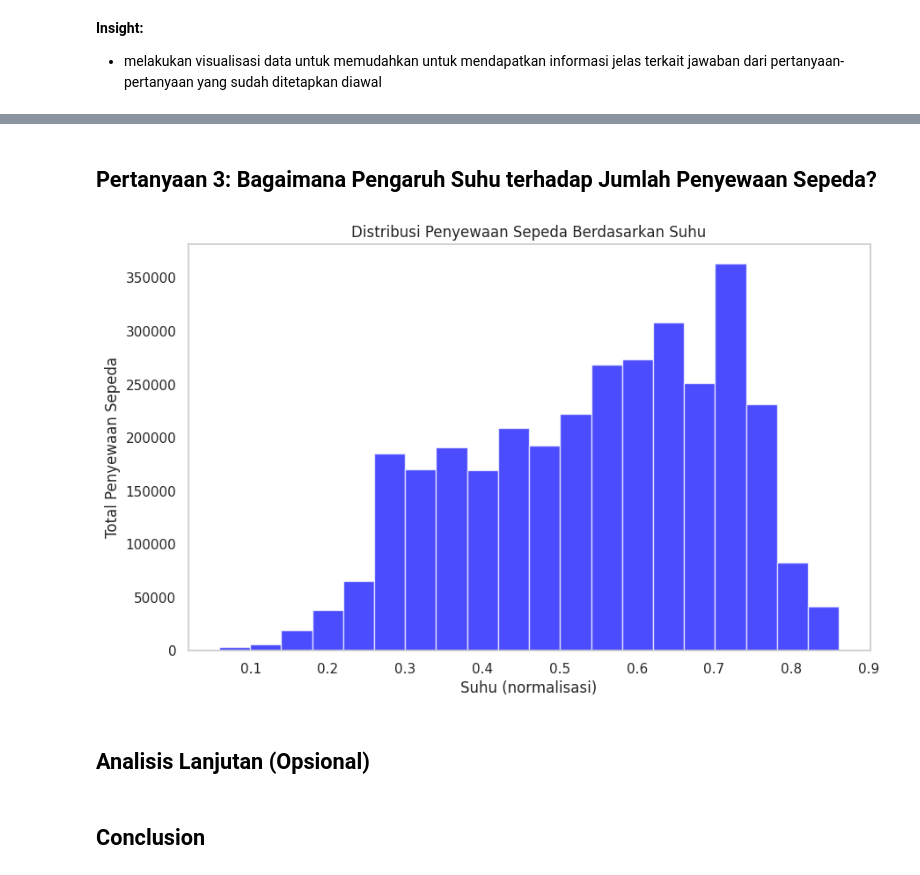
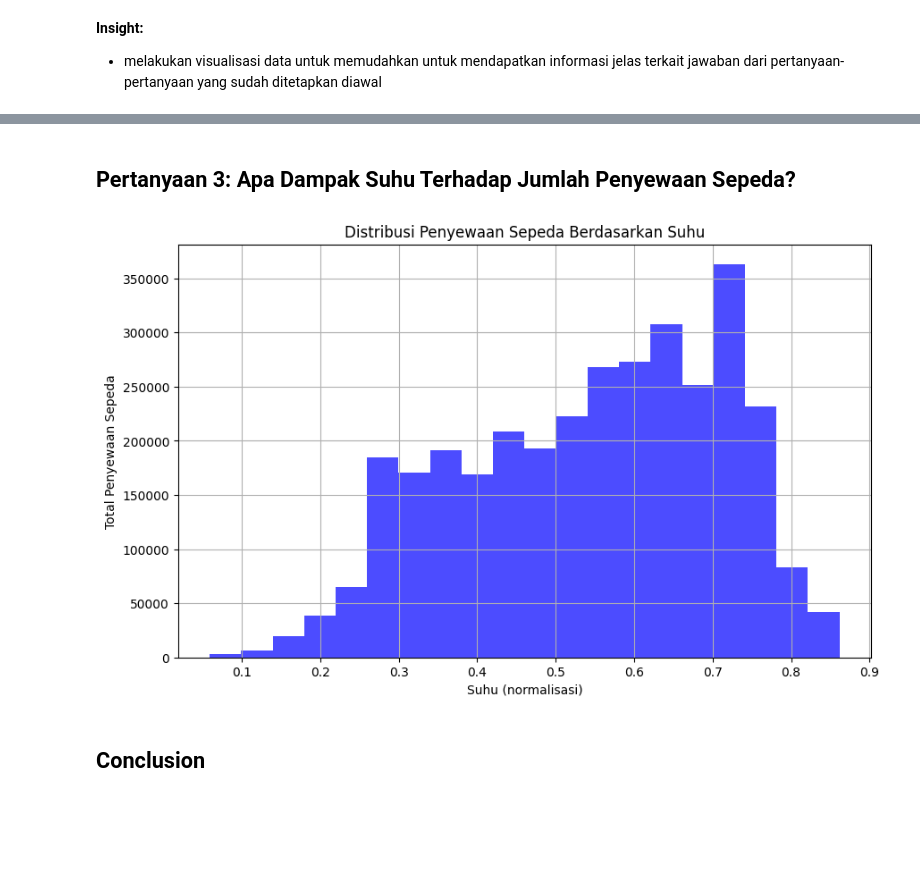
Before and after one commit to nauvaltri/AnalisisData_Dicoding, a Jupyter notebook: Proyek_Analisis_Data.ipynb, the cells around one changed output, grey strips where cells are left out. Cells and saved outputs as stored; diff of their text form; code cells hidden in the pictures; blank space fills up the shorter version.

```diff
--- a/Proyek_Analisis_Data.ipynb
+++ b/Proyek_Analisis_Data.ipynb
@@ -33,7 +30,8 @@ Drive already mounted at /content/drive; to attempt to forcibly remount, call dr
 # %%
 # Day DataFrame
 
-day_df = pd.read_csv('/content/drive/MyDrive/Bike Sharing Dataset/day.csv')
+day_df = pd.read_csv('Bike Sharing Dataset/day.csv')
+
 
 day_df.head()
 # %% [output]
@@ -46,7 +44,8 @@ day_df.head()
 # %%
 # Hour DataFrame
 
-hour_df = pd.read_csv('/content/drive/MyDrive/Bike Sharing Dataset/hour.csv')
+hour_df = pd.read_csvday_df = pd.read_csv('Bike Sharing Dataset/hour.csv')
+
 hour_df.head()
 # %% [output]
 |  | instant | dteday | season | yr | mnth | hr | holiday | weekday | workingday | weathersit | ... |
@@ -325,20 +325,19 @@ plt.show()
 # %% [markdown]
-## Pertanyaan 3: Bagaimana Pengaruh Suhu terhadap Jumlah Penyewaan Sepeda?
+## Pertanyaan 3: Apa Dampak Suhu Terhadap Jumlah Penyewaan Sepeda?
 # %%
-# Menghitung total penyewaan berdasarkan suhu
-temp_analysis = bike_sharing_df.groupby("temp_day")["cnt_hour"].sum()
+# Menghitung total penyewaan sepeda berdasarkan suhu
+analisis_suhu = bike_sharing_df.groupby("temp_day")["cnt_hour"].sum()
 
-plt.figure(figsize=(10, 6))
-plt.hist(temp_analysis.index, bins=20, weights=temp_analysis.values, alpha=0.7, color='blue')
+# Membuat visualisasi histogram
+plt.figure(figsize=(10, 6))  # Mengatur ukuran tampilan grafik
+plt.hist(analisis_suhu.index, bins=20, weights=analisis_suhu.values, alpha=0.7, color='blue')
 plt.title('Distribusi Penyewaan Sepeda Berdasarkan Suhu')
 plt.xlabel('Suhu (normalisasi)')
 plt.ylabel('Total Penyewaan Sepeda')
 plt.grid()
 plt.show()
 # %% [output]
-[figure, old version]
+[figure, new version]
-# %% [markdown]
-## Analisis Lanjutan (Opsional)
 # %% [markdown]
 ## Conclusion
 # %% [markdown]
```
Also changed, not shown: parts of 16 cells of this notebook, 3 other files.
